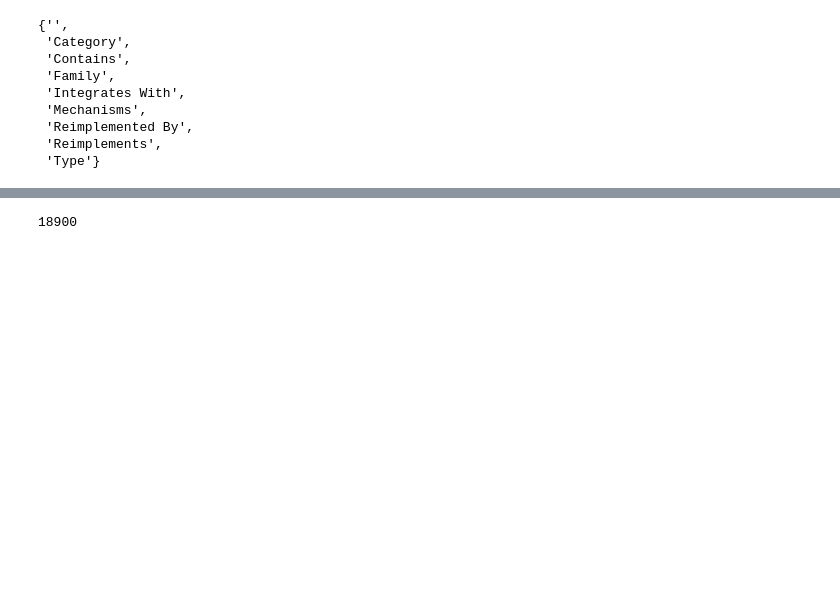
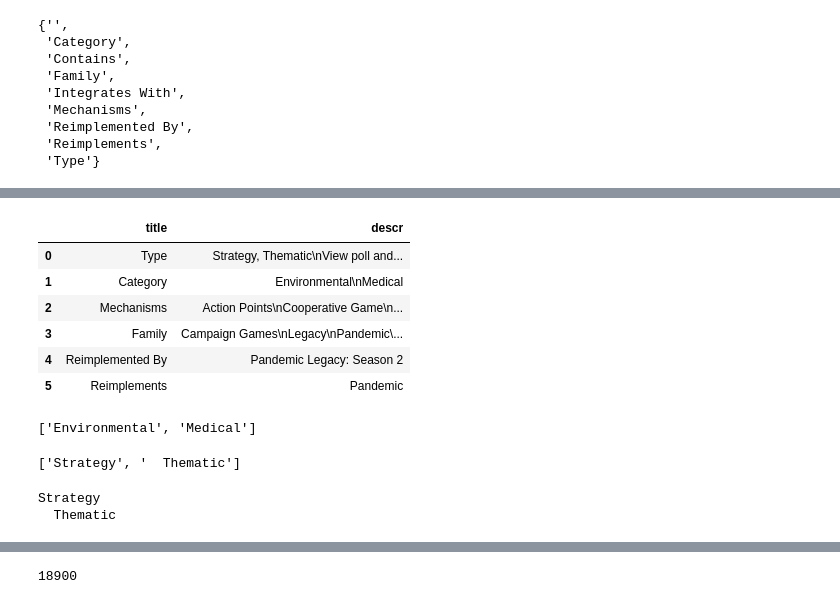
Before and after one commit to M055/insight-project, a Jupyter notebook: Surface_features.ipynb, the cells around one changed output, grey strips where cells are left out. Saved outputs shown, nothing was run; the diff lists cells and outputs as text; code cells hidden in the pictures; blank space fills up the shorter version.

```diff
--- a/Surface_features.ipynb
+++ b/Surface_features.ipynb
@@ -74,0 +180,35 @@ list(ftrtitles[0].split('|'))
+# %%
+ii=1
+dumname = df.loc[ii,'game_name']
+dumT = df.loc[ii,'ftr_title'] # Get featurees an descriptions for this row
+dumD = df.loc[ii,'ftr_descr']
+# %%
+curr_ftr_df = pd.DataFrame({'title':dumT.split('|'), 'descr':dumD.split('|')})
+# %%
+curr_ftr_df
+# %% [output]
+|  | title | descr |
+| 0 | Type | Strategy, Thematic\nView poll and... |
+| 1 | Category | Environmental\nMedical |
+| 2 | Mechanisms | Action Points\nCooperative Game\n... |
+| 3 | Family | Campaign Games\nLegacy\nPandemic\... |
+| 4 | Reimplemented By | Pandemic Legacy: Season 2 |
+| 5 | Reimplements | Pandemic |
+# %%
+dum = list(curr_ftr_df.loc[curr_ftr_df['title']=='Category','descr'])[0].split('\n')
+dum
+# %% [output]
+['Environmental', 'Medical']
+# %%
+dum = list(curr_ftr_df.loc[curr_ftr_df['title']=='Type','descr'])[0].split('\n')[0] # Last element is poll
+dum = dum.split(',')
+for x in dum:
+    print(x.strip())
+# %% [output]
+['Strategy', '  Thematic']
+# %%
+for x in dum:
+    print(x.strip())
+# %% [output]
+Strategy
+  Thematic
```
Also changed, not shown: parts of 15 cells of this notebook, 3 other files.
